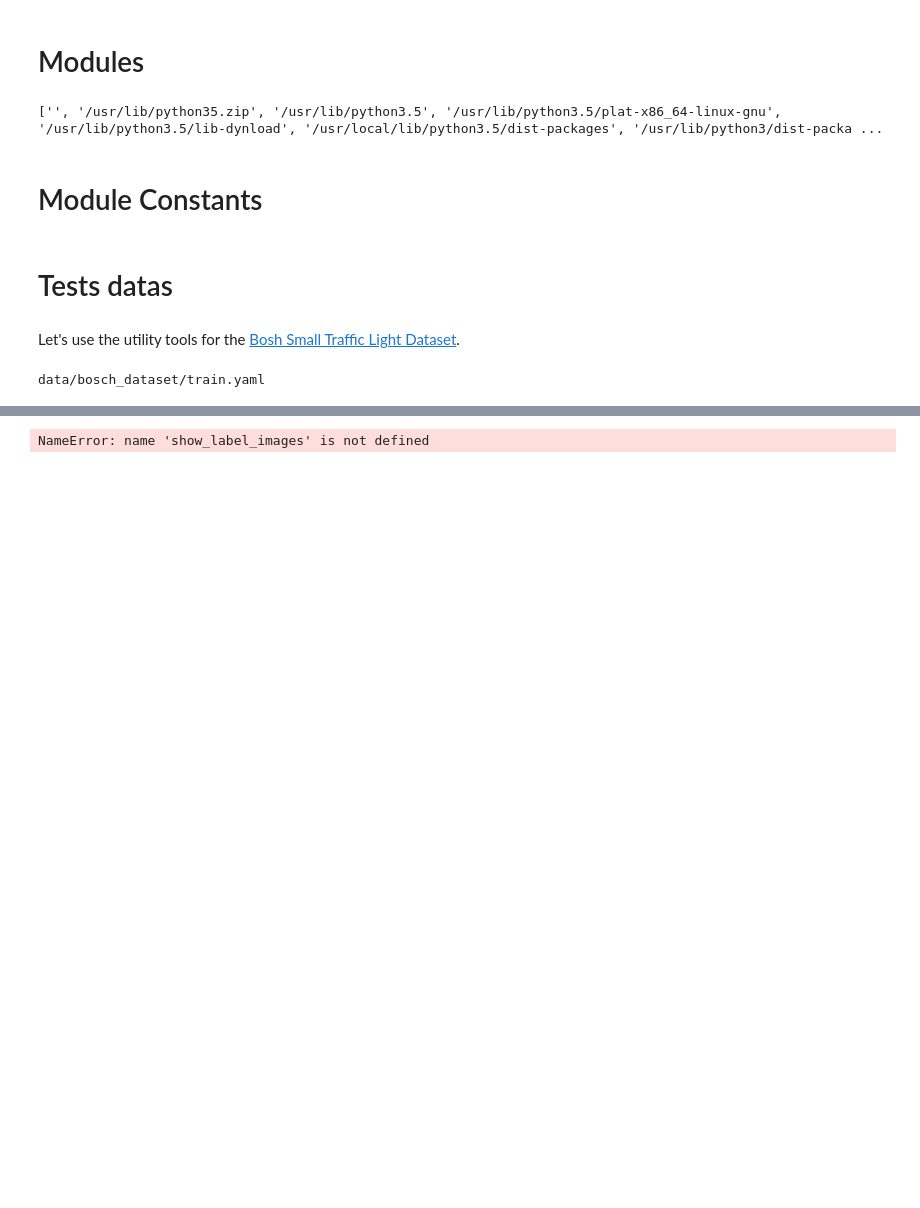
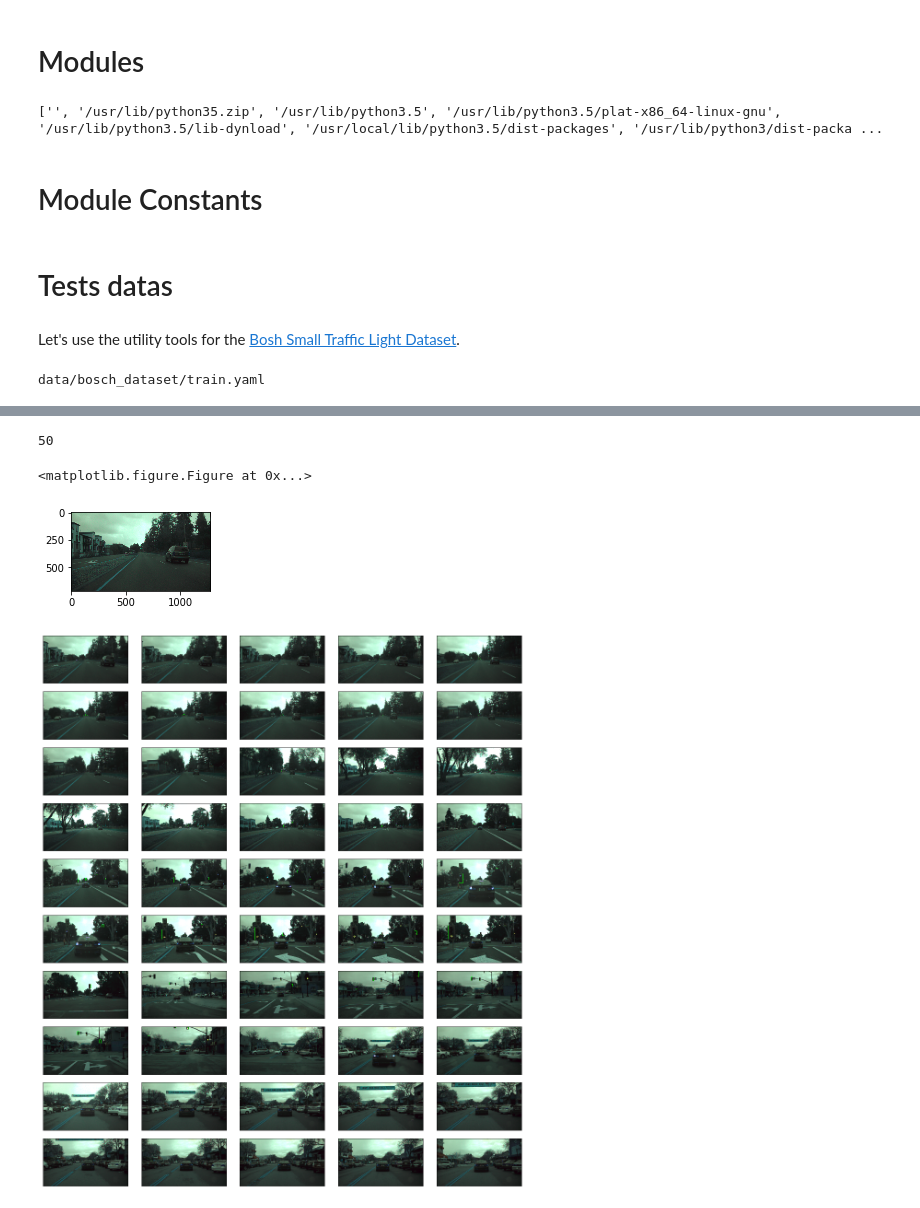
Before and after one commit to YochiWeill/traffic-light-classification, a Jupyter notebook: EDA.ipynb, the cells around one changed output, grey strips where cells are left out. Cells and saved outputs as stored; diff of their text form; code cells hidden in the pictures; blank space fills up the shorter version.

Commit message:
test the image source for labels & appearance

```diff
--- a/EDA.ipynb
+++ b/EDA.ipynb
@@ -53,5 +59,0 @@ maximum height: 207.0
-# %%
-wait_ms = 100
-show_label_images(_train_path, wait_ms=wait_ms, output_folder=None)
-# %% [output]
-NameError: name 'show_label_images' is not defined
@@ -57,0 +91,25 @@ NameError: name 'show_label_images' is not defined
+# %%
+images = show_label_images(_train_path)
+print(len(images))
+# %% [output]
+50
+# %%
+def display_images(images, cols=5, cmap=None):
+    rows = (len(images) + 1) // cols
+    plt.figure(figsize=(15, 17))
+    for i in range(len(images)):
+        plt.subplot(rows, cols, i + 1)
+        image = images[i]
+        cmap = 'gray' if len(image.shape)==2 else cmap
+        plt.imshow(image, cmap=cmap)
+        plt.xticks([])
+        plt.yticks([])
+    plt.tight_layout()
+
+    plt.show()
+# %%
+display_images(images)
+# %% [output]
+<matplotlib.figure.Figure at 0x...>
+[figure, added]
+[figure, added]
```
Also changed, not shown: parts of 3 cells of this notebook.
